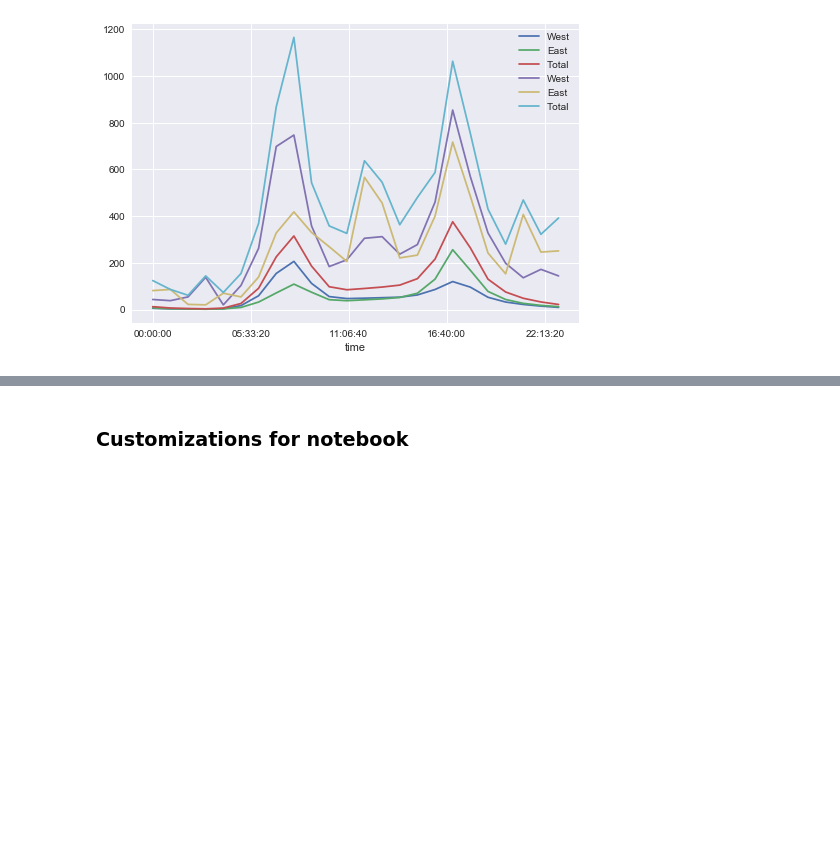
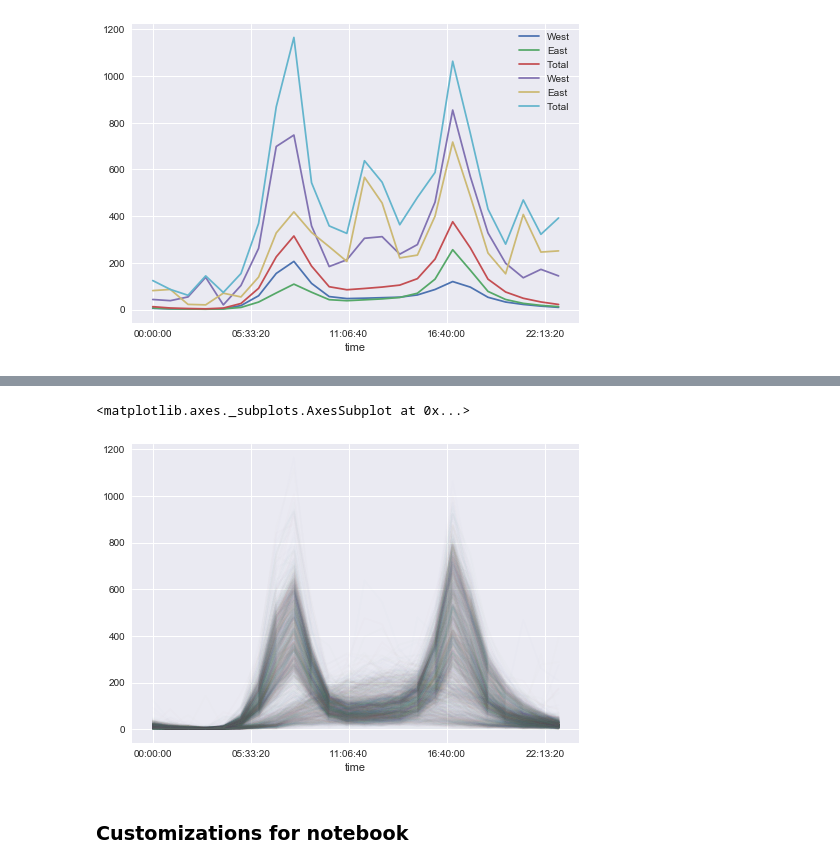
Before and after one commit to coolum001/BikeTripAnalysisNotebookProject, a Jupyter notebook: develop/2018-2-11-dc-BikeTripAnalysisNotebook.ipynb, the cells around one changed output, grey strips where cells are left out. Drawn from its saved outputs; the diff is of its cells as text; code cells hidden in the pictures; blank space fills up the shorter version.

```diff
--- a/develop/2018-2-11-dc-BikeTripAnalysisNotebook.ipynb
+++ b/develop/2018-2-11-dc-BikeTripAnalysisNotebook.ipynb
@@ -225,0 +245,4 @@ bikedf.groupby(bikedf.index.time).max().plot(ax=ax)
+# %%
+pivoted = bikedf.pivot_table('Total', index=bikedf.index.time, columns=bikedf.index.date)
+
+pivoted.iloc[:5,:5]
@@ -226,3 +256,8 @@ bikedf.groupby(bikedf.index.time).max().plot(ax=ax)
+# %%
+pivoted.plot(legend=False, alpha=0.01)
+# %% [output]
+<matplotlib.axes._subplots.AxesSubplot at 0x...>
+[figure, added]
 # %% [markdown]
 ### Customizations for notebook
 # %%
```
Also changed, not shown: parts of 5 cells of this notebook, 2 other files.
